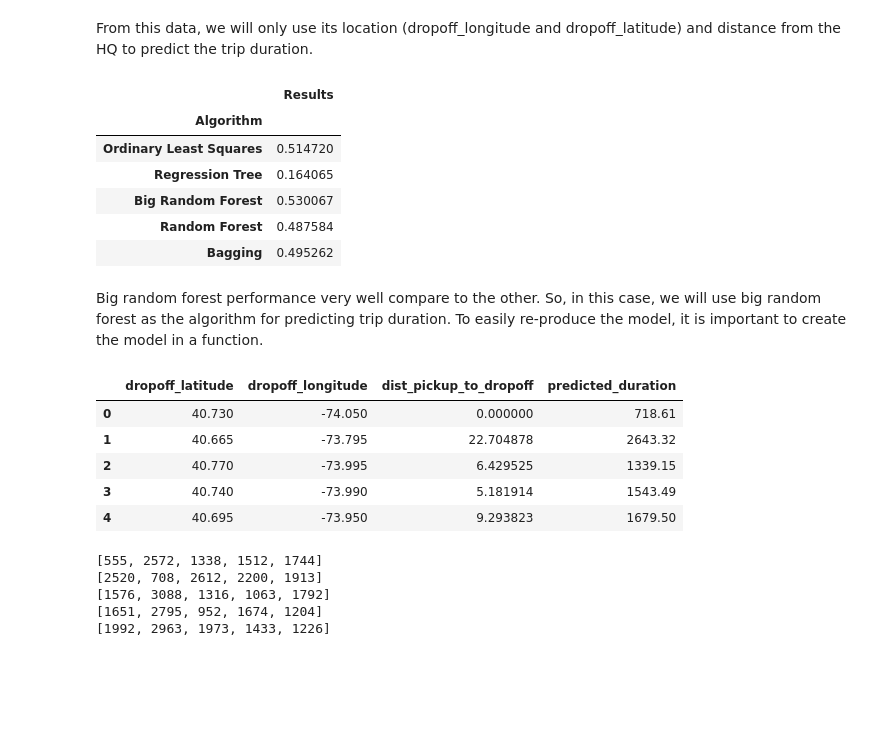
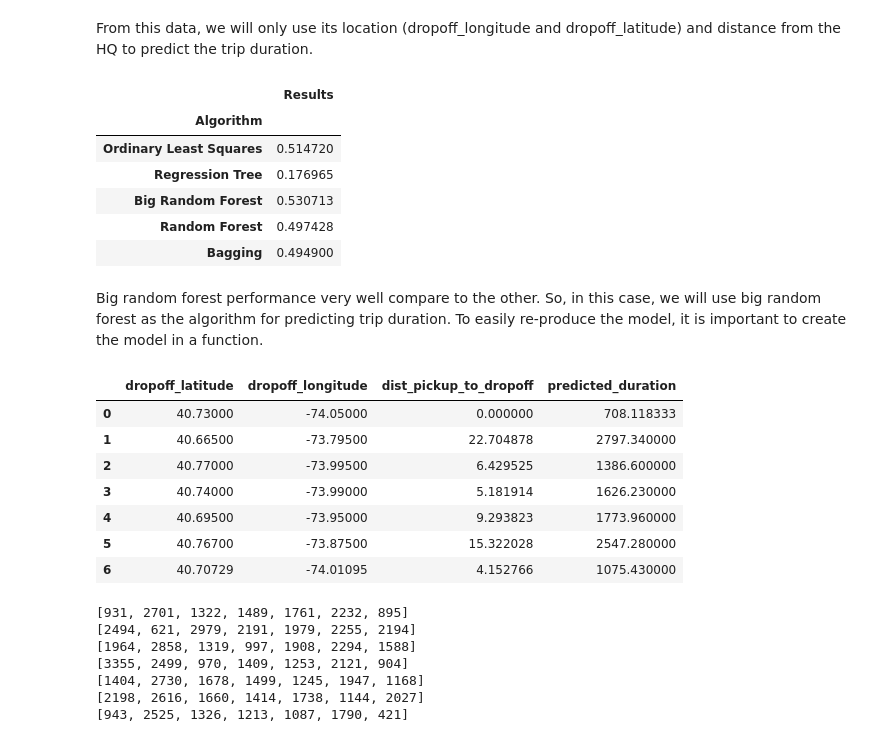
Before and after one commit to lucasPDY/Machine-Learning-with-MiniZinc, a Jupyter notebook: Taxi/new_taxi.ipynb, the cells around one changed output. Saved outputs shown, nothing was run; the diff lists cells and outputs as text; code cells hidden in the pictures; blank space fills up the shorter version.

```diff
--- a/Taxi/new_taxi.ipynb
+++ b/Taxi/new_taxi.ipynb
@@ -28,10 +56,9 @@ all_location_label = ["1","2","3","4","5","6","HQ"]
 
 dict_location = dict(zip(all_location_label, all_location))
 # %%
+# This function is used to get the distance between the first and second latitude and longitude positition
 def get_distance_between_points(lat1,lon1,lat2,lon2):
-    '''
-    This function is used to get the distance between lat1, lon1 and lat2, lon2
-    '''
+
     # approximate radius of earth in km
     R = 6378.0
     lat1 = radians(lat1)
@@ -121,47 +180,49 @@ pd.DataFrame(experiments).drop(["Objects", "Predictions"],
 |  | Results |
 | Algorithm |  |
 | Ordinary Least Squares | 0.514720 |
-| Regression Tree | 0.164065 |
-| Big Random Forest | 0.530067 |
-| Random Forest | 0.487584 |
-| Bagging | 0.495262 |
+| Regression Tree | 0.176965 |
+| Big Random Forest | 0.530713 |
+| Random Forest | 0.497428 |
+| Bagging | 0.494900 |
 # %% [markdown]
 Big random forest performance very well compare to the other. So, in this case, we will use big random forest as the algorithm for predicting trip duration. To easily re-produce the model, it is important to create the model in a function.
 # %%
-def create_model(temp_df, wall_street_location):
+def create_model(df, HQ_location,sites_dictionary):
     '''
     parameter :
-        - temp_df = the training dataframe
-        - wall_street_location = the headquarter
+        - df = the training dataframe
+        - HQ_location = the headquarter
+        - sites_dictionary = all location sites + HQ location
     '''
-    train_X, test_X, train_y, test_y = ( train_test_split(temp_df.drop("trip_duration", axis=1),
-                             temp_df["trip_duration"], test_size=0.33))
+    train_X, test_X, train_y, test_y = ( train_test_split(df.drop("trip_duration", axis=1),
+                             df["trip_duration"], test_size=0.33))
 
     obj = RandomForestRegressor(n_estimators=100)
     obj.fit(y=train_y,X=train_X)
 #     obj.predict(test_X)
 
-#     print("Cross val score : ",model_selection.cross_val_score(obj, y=temp_df['trip_duration'],
-#                                             X=temp_df.drop("trip_duration", axis=1),
+#     print("Cross val score : ",model_selection.cross_val_score(obj, y=df['trip_duration'],
+#                                             X=df.drop("trip_duration", axis=1),
 #                                             cv=5).mean())
-#     obj.predict(temp_df.drop("trip_duration", axis=1))
+#     obj.predict(df.drop("trip_duration", axis=1))
 
     ## CREATE THE SAMPLE FOR THE MODEL
     sample_lat = []
     sample_lng = []
     sample_distance = []
 
-    for i in dict_location:
-        if int(i) > 5:
-            break
-        sample_lat.append(dict_location[i][0])
-        sample_lng.append(dict_location[i][1])
-        sample_distance.append(get_distance_between_points(wall_street_location[0],wall_street_location[1],dict_location[i][0],dict_location[i][1]))
+    for k,v in sites_dictionary.items():
+        sample_lat.append(v[0])
+        sample_lng.append(v[1])
+        sample_distance.append(get_distance_between_points(HQ_location[0],HQ_location[1],v[0],v[1]))
 
 
-    d = {'dropoff_latitude' : sample_lat,
-     'dropoff_longitude' : sample_lng,
-    'dist_pickup_to_dropoff': sample_distance}
+    d = {
+    'dropoff_latitude' : sample_lat,
+    'dropoff_longitude' : sample_lng,
+    'dist_pickup_to_dropoff': sample_distance
+    }
+
     temp_pred_df = pd.DataFrame(d)
 
     temp_pred_df['predicted_duration'] = obj.predict(temp_pred_df)
@@ -172,26 +233,28 @@ def get_location_names(lat,lng):
         if  (v[0] == lat) & (v[1] == lng) :
             return k
 # %%
-df1 = create_model(temp_df,dict_location["1"])
+df1 = create_model(temp_df,dict_location["1"], dict_location)
 df1
 # %% [output]
 |  | dropoff_latitude | dropoff_longitude | dist_pickup_to_dropoff | predicted_duration |
-| 0 | 40.730 | -74.050 | 0.000000 | 718.61 |
-| 1 | 40.665 | -73.795 | 22.704878 | 2643.32 |
-| 2 | 40.770 | -73.995 | 6.429525 | 1339.15 |
-| 3 | 40.740 | -73.990 | 5.181914 | 1543.49 |
-| 4 | 40.695 | -73.950 | 9.293823 | 1679.50 |
+| 0 | 40.73000 | -74.05000 | 0.000000 | 708.118333 |
+| 1 | 40.66500 | -73.79500 | 22.704878 | 2797.340000 |
+| 2 | 40.77000 | -73.99500 | 6.429525 | 1386.600000 |
+| 3 | 40.74000 | -73.99000 | 5.181914 | 1626.230000 |
+| 4 | 40.69500 | -73.95000 | 9.293823 | 1773.960000 |
+| 5 | 40.76700 | -73.87500 | 15.322028 | 2547.280000 |
+| 6 | 40.70729 | -74.01095 | 4.152766 | 1075.430000 |
 # %%
 prediction_list = []
 for i in dict_location:
-    if int(i) >5:
-        break
-    tdf = create_model(temp_df,dict_location[str(i)])
+    tdf = create_model(temp_df,dict_location[str(i)], dict_location)
     prediction_list.append(list(tdf['predicted_duration'].apply(lambda x : int(x))))
     print(list(tdf['predicted_duration'].apply(lambda x : int(x))))
 # %% [output]
-[555, 2572, 1338, 1512, 1744]
-[2520, 708, 2612, 2200, 1913]
-[1576, 3088, 1316, 1063, 1792]
-[1651, 2795, 952, 1674, 1204]
-[1992, 2963, 1973, 1433, 1226]
+[931, 2701, 1322, 1489, 1761, 2232, 895]
+[2494, 621, 2979, 2191, 1979, 2255, 2194]
+[1964, 2858, 1319, 997, 1908, 2294, 1588]
+[3355, 2499, 970, 1409, 1253, 2121, 904]
+[1404, 2730, 1678, 1499, 1245, 1947, 1168]
+[2198, 2616, 1660, 1414, 1738, 1144, 2027]
+[943, 2525, 1326, 1213, 1087, 1790, 421]
```
Also changed, not shown: parts of 29 cells of this notebook.
